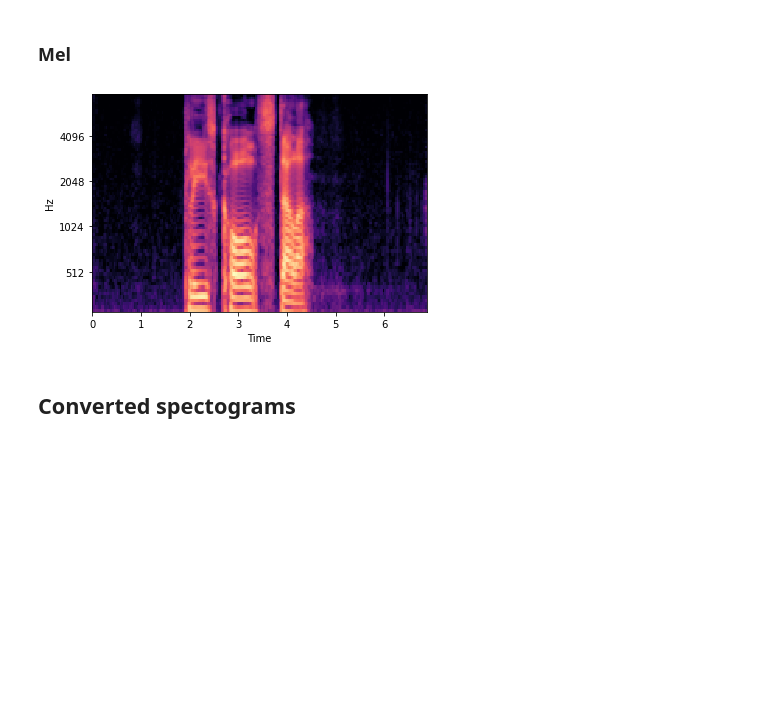
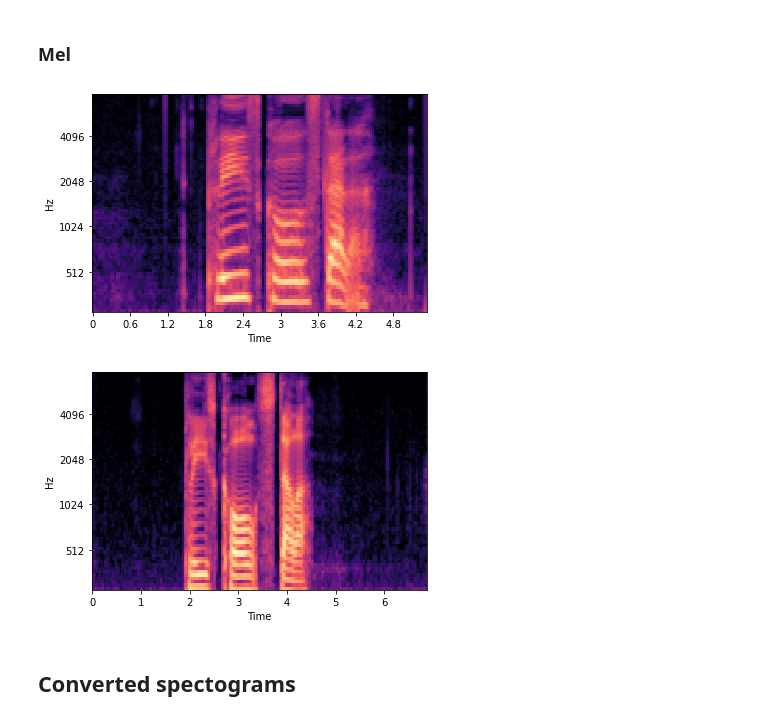
Before and after one commit to sebakeaaen/autovc, a Jupyter notebook: visualize_melspect.ipynb, the cells around one changed output. Cells and saved outputs as stored; diff of their text form; code cells hidden in the pictures; blank space fills up the shorter version.

```diff
--- a/visualize_melspect.ipynb
+++ b/visualize_melspect.ipynb
@@ -47,29 +50,32 @@ plt.savefig('stfttrg_'+sub_trg+'_'+sentence_trg+'.pdf')
 # %%
 mel_org = np.load('/work3/dgro/VCTK-Corpus-0/spmel/'+sub_org+'/'+sub_org+'_'+sentence_org+'_mic2.npy')
 mel_trg = np.load('/work3/dgro/VCTK-Corpus-0/spmel/'+sub_trg+'/'+sub_trg+'_'+sentence_trg+'_mic2.npy')
 
 # MEL
+plt.figure()
 display.specshow(
     mel_org.T * 100 - 100,
     y_axis="mel",
     x_axis="time",
     fmin=90,
     fmax=7_600,
     sr=16_000,
 )
 plt.savefig('melorg_'+sub_org+'_'+sentence_org+'.pdf')
 
+plt.figure()
 display.specshow(
     mel_trg.T * 100 - 100,
     y_axis="mel",
     x_axis="time",
     fmin=90,
     fmax=7_600,
     sr=16_000,
 )
 plt.savefig('meltrg_'+sub_trg+'_'+sentence_trg+'.pdf')
 # %% [output]
-[figure, old version]
+[figure, new version]
+[figure, added]
 # %% [markdown]
 ## Converted spectograms
 # %%
```
Also changed, not shown: parts of 1 cell of this notebook, 4 other files.
